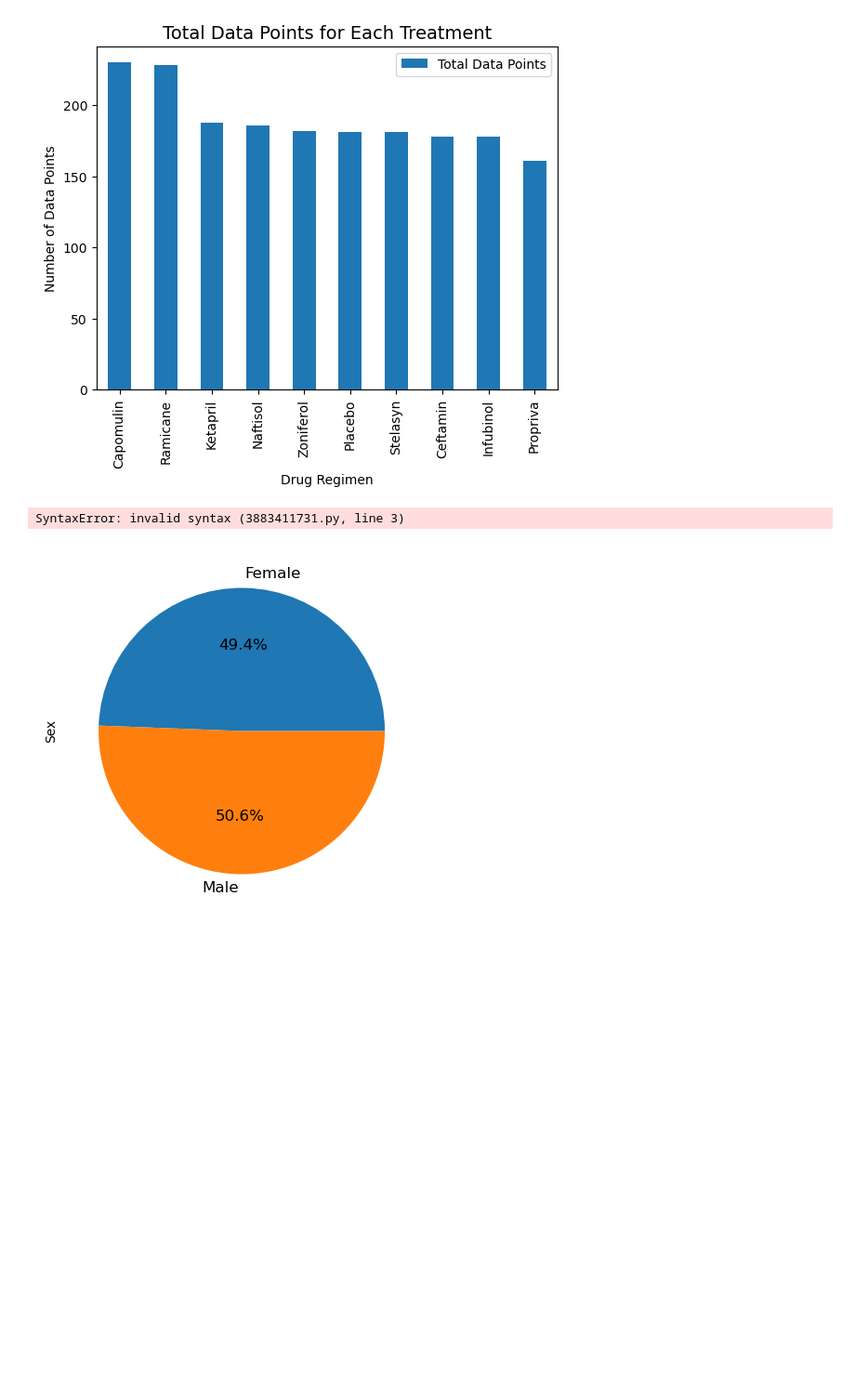
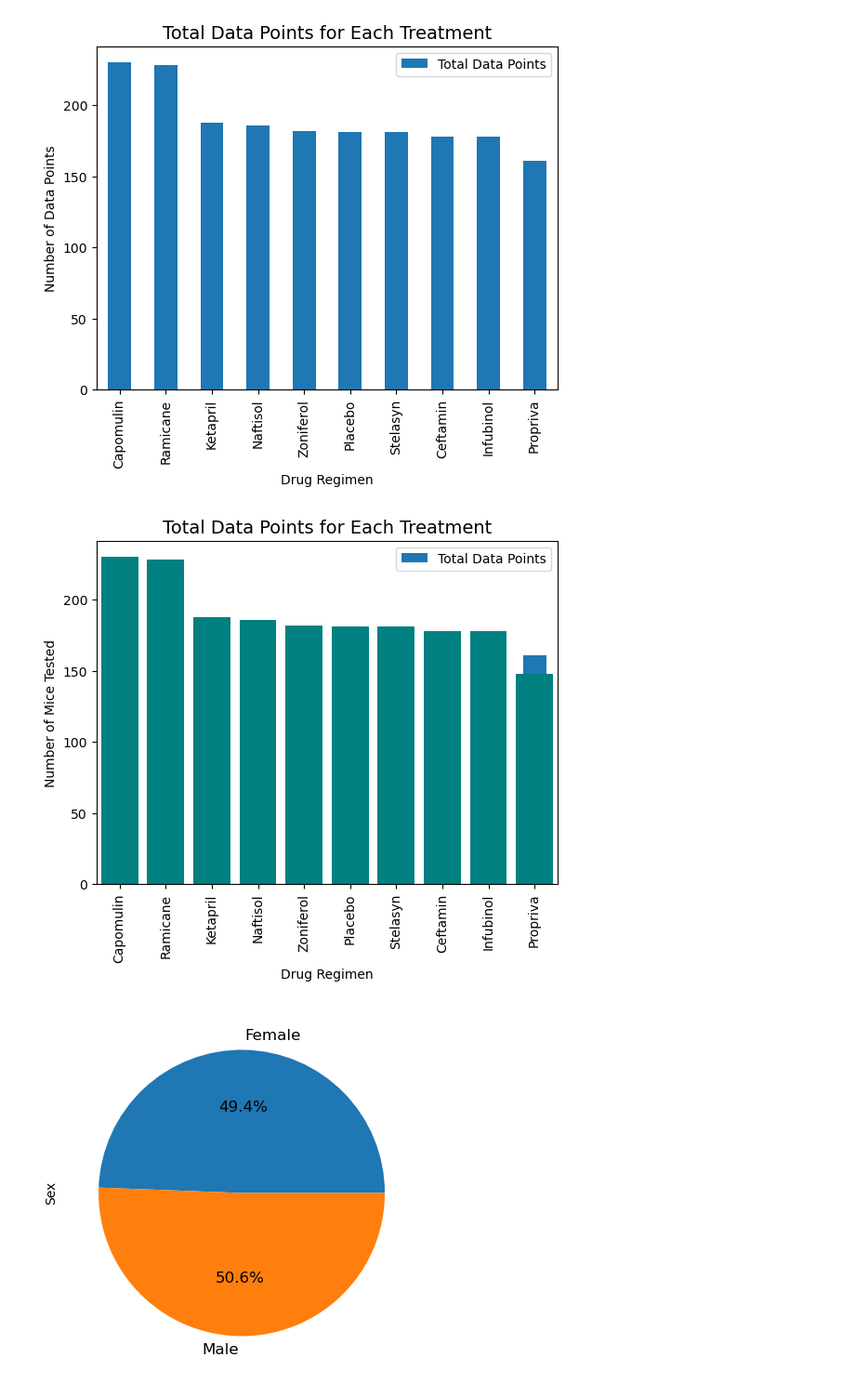
Before and after one commit to anajai44/Challenge-5, a Jupyter notebook: pymaceuticals_starter.ipynb, the cells around one changed output. Shown at 93% size. Saved outputs shown, nothing was run; the diff lists cells and outputs as text; code cells hidden in the pictures; blank space fills up the shorter version.

```diff
--- a/pymaceuticals_starter.ipynb
+++ b/pymaceuticals_starter.ipynb
@@ -148,18 +148,19 @@ plt.show()
 [figure]
 # %%
 # Generate a bar plot showing the total number of rows (Mouse ID/Timepoints) for each drug regimen using pyplot.
-x_axis = len(total_datapoints_df)
-tick_locations = [for value in x_axis]
-total_datapoints_df = total_datapoints_df.sort_values("Total Data Points", ascending = False)
-plt.bar(x_axis, total_datapoints_df["Total Data Points"], color='b', alpha = 0.75, align="center")
-plt.xticks(tick_locations, total_datapoints_df.index, rotation="vertical")
-plt.xlim(-0.75, len(x_axis))
-plt.ylim(0, 250)
+
+total_datapoints_plot = total_datapoints_df.sort_values("Total Data Points", ascending = False).plot(kind="bar")
 plt.title("Total Data Points for Each Treatment", fontsize = 14)
+x_axis = clean_df["Drug Regimen"].unique()
+y_axis = clean_df["Drug Regimen"].value_counts()
+plt.bar(x_axis,y_axis, color='teal')
+x_ticks = clean_df["Drug Regimen"].unique()
 plt.xlabel("Drug Regimen")
-plt.ylabel("Number of Data Points")
+plt.xticks(x_ticks,rotation = 'vertical')
+plt.ylabel("Number of Mice Tested")
+plt.show()
 # %% [output]
-SyntaxError: invalid syntax (3883411731.py, line 3)
+[figure, added]
 # %%
 # Generate a pie plot showing the distribution of female versus male mice using Pandas
 gender_df = combine_df.groupby("Sex")
```
Also changed, not shown: parts of 9 cells of this notebook.
